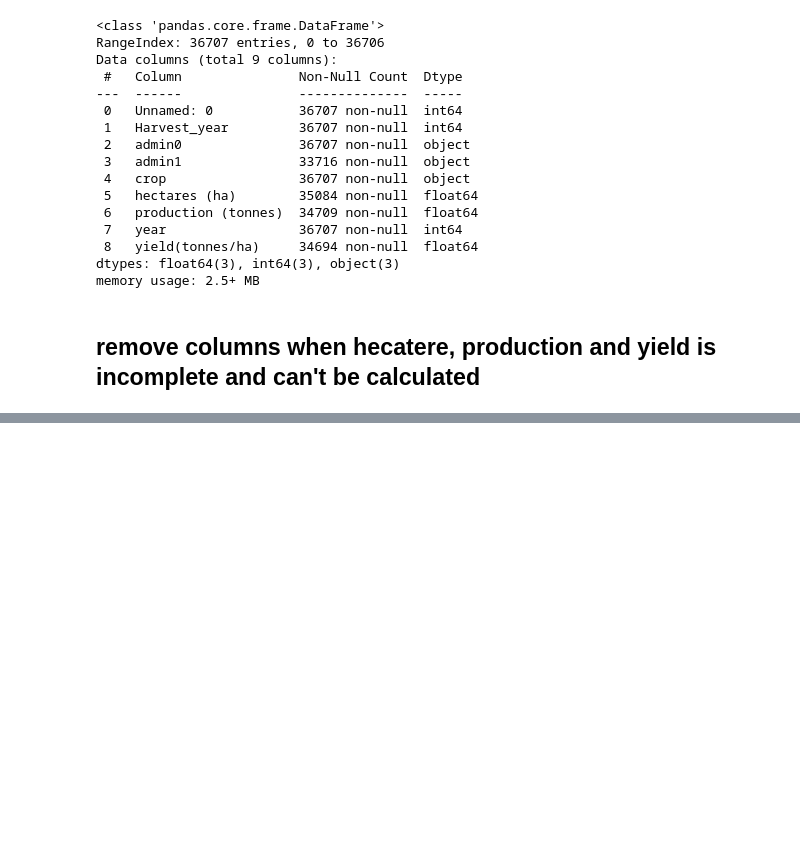
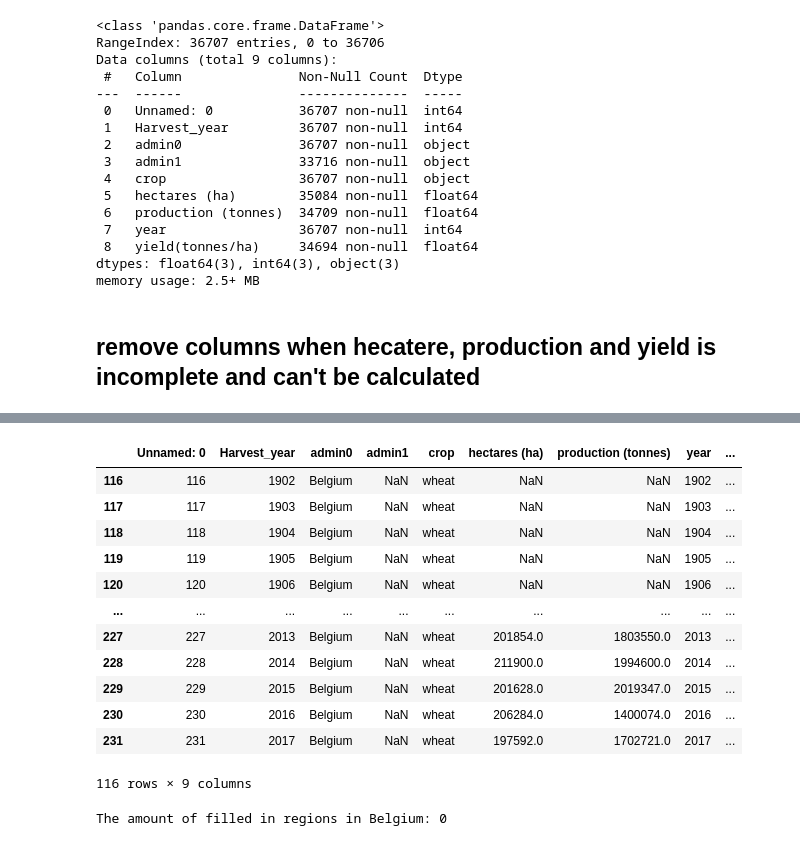
Before and after one commit to kieran31415/DataWizards, a Jupyter notebook: CropData/CropData.ipynb, the cells around one changed output, grey strips where cells are left out. Saved outputs shown, nothing was run; the diff lists cells and outputs as text; code cells hidden in the pictures; blank space fills up the shorter version.

```diff
--- a/CropData/CropData.ipynb
+++ b/CropData/CropData.ipynb
@@ -55,0 +99,21 @@ memory usage: 2.5+ MB
+# %%
+df.loc[df['admin0'] == 'Belgium']
+# %% [output]
+|  | Unnamed: 0 | Harvest_year | admin0 | admin1 | crop | hectares (ha) | production (tonnes) | year | ... |
+| 116 | 116 | 1902 | Belgium | NaN | wheat | NaN | NaN | 1902 | ... |
+| 117 | 117 | 1903 | Belgium | NaN | wheat | NaN | NaN | 1903 | ... |
+| 118 | 118 | 1904 | Belgium | NaN | wheat | NaN | NaN | 1904 | ... |
+| 119 | 119 | 1905 | Belgium | NaN | wheat | NaN | NaN | 1905 | ... |
+| 120 | 120 | 1906 | Belgium | NaN | wheat | NaN | NaN | 1906 | ... |
+| ... | ... | ... | ... | ... | ... | ... | ... | ... | ... |
+| 227 | 227 | 2013 | Belgium | NaN | wheat | 201854.0 | 1803550.0 | 2013 | ... |
+| 228 | 228 | 2014 | Belgium | NaN | wheat | 211900.0 | 1994600.0 | 2014 | ... |
+| 229 | 229 | 2015 | Belgium | NaN | wheat | 201628.0 | 2019347.0 | 2015 | ... |
+| 230 | 230 | 2016 | Belgium | NaN | wheat | 206284.0 | 1400074.0 | 2016 | ... |
+| 231 | 231 | 2017 | Belgium | NaN | wheat | 197592.0 | 1702721.0 | 2017 | ... |
+116 rows × 9 columns
+# %%
+df_BelgiumNullValues=df.loc[df['admin0'] == 'Belgium']
+print('The amount of filled in regions in Belgium:',df_BelgiumNullValues['admin1'].count())
+# %% [output]
+The amount of filled in regions in Belgium: 0
```
Also changed, not shown: parts of 17 cells of this notebook.
